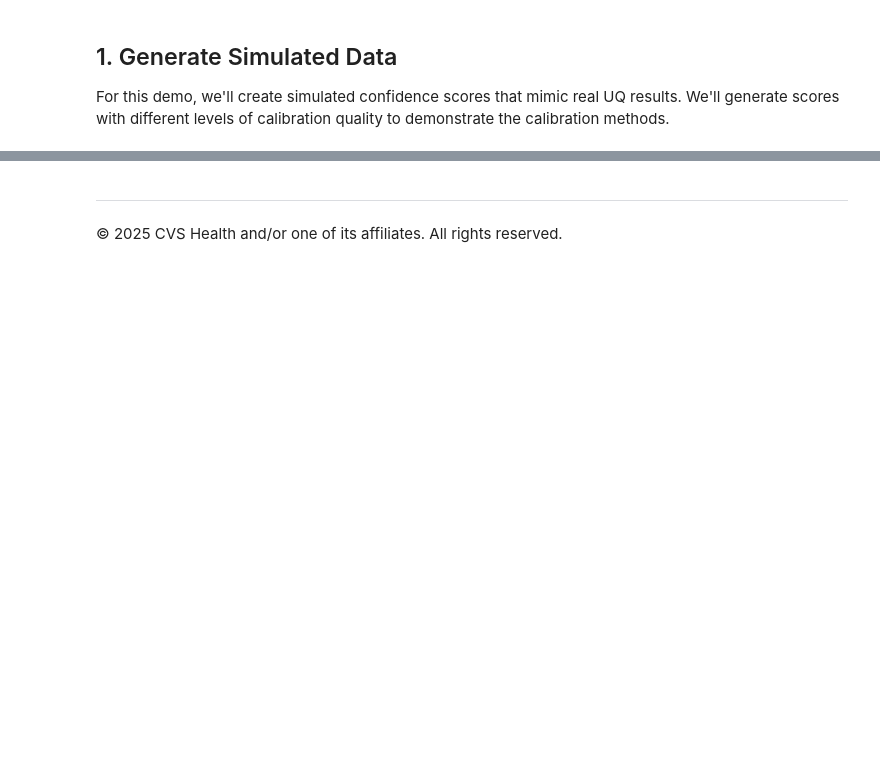
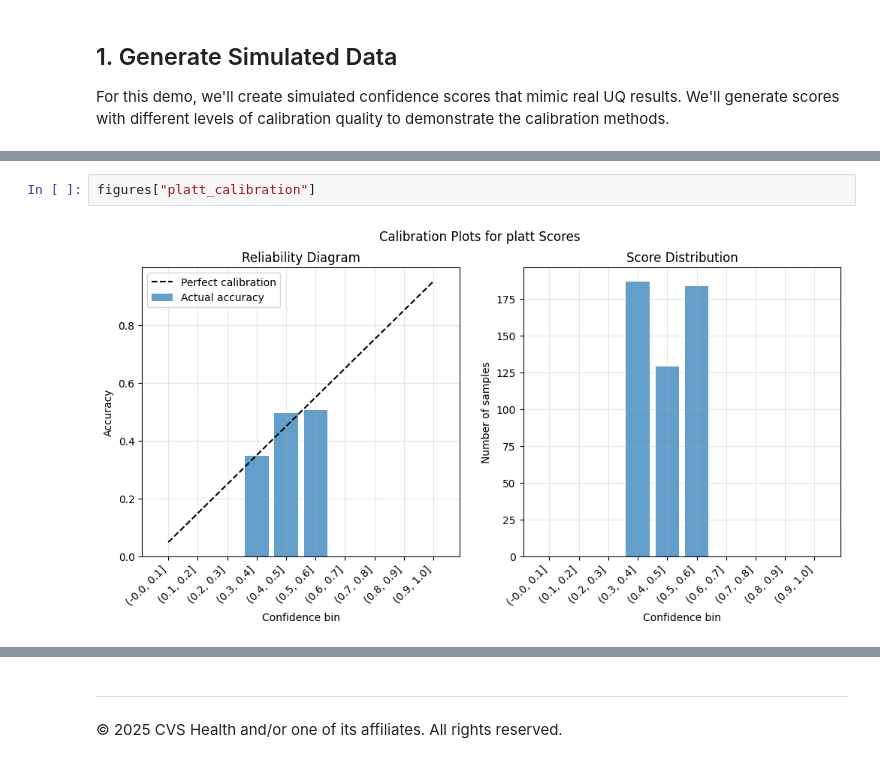
Before and after one commit to jmabry/uqlm, a Jupyter notebook: examples/calibration_demo.ipynb, the cells around one changed output, grey strips where cells are left out. Cells and saved outputs as stored; diff of their text form; blank space fills up the shorter version.

```diff
--- a/examples/calibration_demo.ipynb
+++ b/examples/calibration_demo.ipynb
@@ -301,0 +160,4 @@ F1-Score Improvement:
+# %%
+figures["platt_calibration"]
+# %% [output]
+[figure, added]
```
Also changed, not shown: parts of 27 cells of this notebook, 3 other files.
